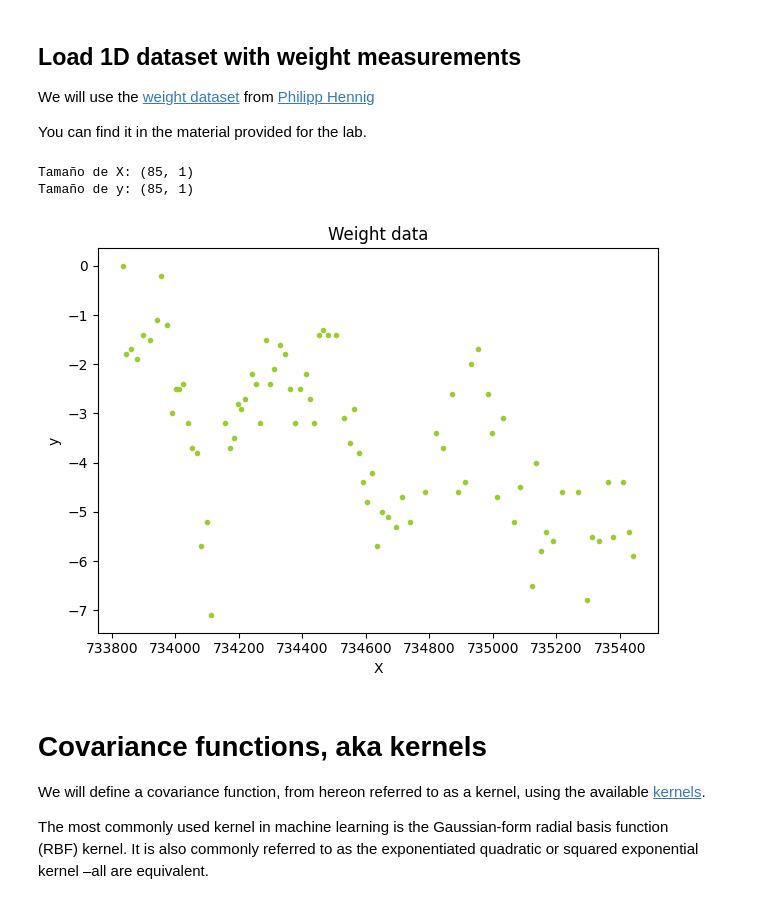
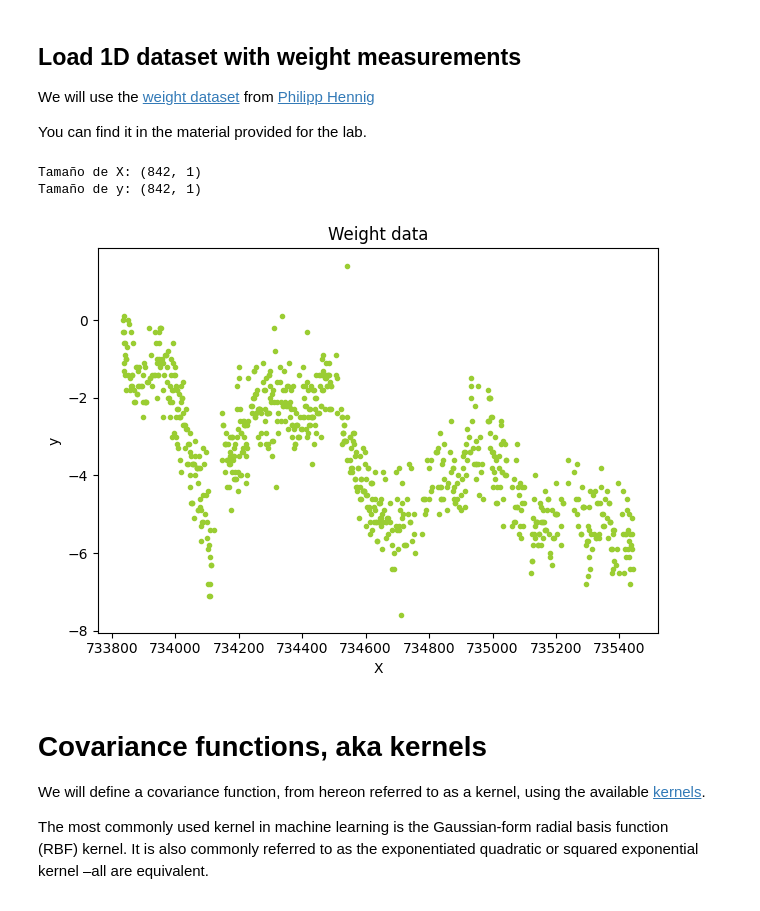
Before and after one commit to EduSS282/AprendizajeAutomatico, a Jupyter notebook: P8/P8_1D.ipynb, the cells around one changed output. Drawn from its saved outputs; the diff is of its cells as text; code cells hidden in the pictures.

```diff
--- a/P8/P8_1D.ipynb
+++ b/P8/P8_1D.ipynb
@@ -36,28 +36,26 @@ You can find it in the material provided for the lab.
 # %%
 # Load the weight dataset
 data = scipy.io.loadmat("weightdata_clean.mat")
 X, y = data["dat"][:, 0:1], data["dat"][:, 1:]
 
-# set the step to subsample the dataset
-# Uso subsample=10 para que los ajustes con GP sean ágiles.
-# Si quieres trabajar con todos los datos, cambia este valor a 1.
-subsample = 10
+
+subsample = 1
 X = X[::subsample]
 y = y[::subsample]
 
 # Make sure the data is there
 print(f"Tamaño de X: {X.shape}")
 print(f"Tamaño de y: {y.shape}")
 
 # Plot the data
 fig, ax = plt.subplots()
 ax.scatter(X, y, color="yellowgreen", marker=".")
 ax.set(xlabel="X", ylabel="y", title="Weight data")
 fig.tight_layout()
 # %% [output]
-Tamaño de X: (85, 1)
-Tamaño de y: (85, 1)
+Tamaño de X: (842, 1)
+Tamaño de y: (842, 1)
-[figure, old version]
+[figure, new version]
 # %%
 def plot_gp2(X, m, std_pred, training_points=None):
     """Plotting utility to plot a GP fit with 95% confidence interval"""
```
Also changed, not shown: parts of 13 cells of this notebook, 1 other file.
